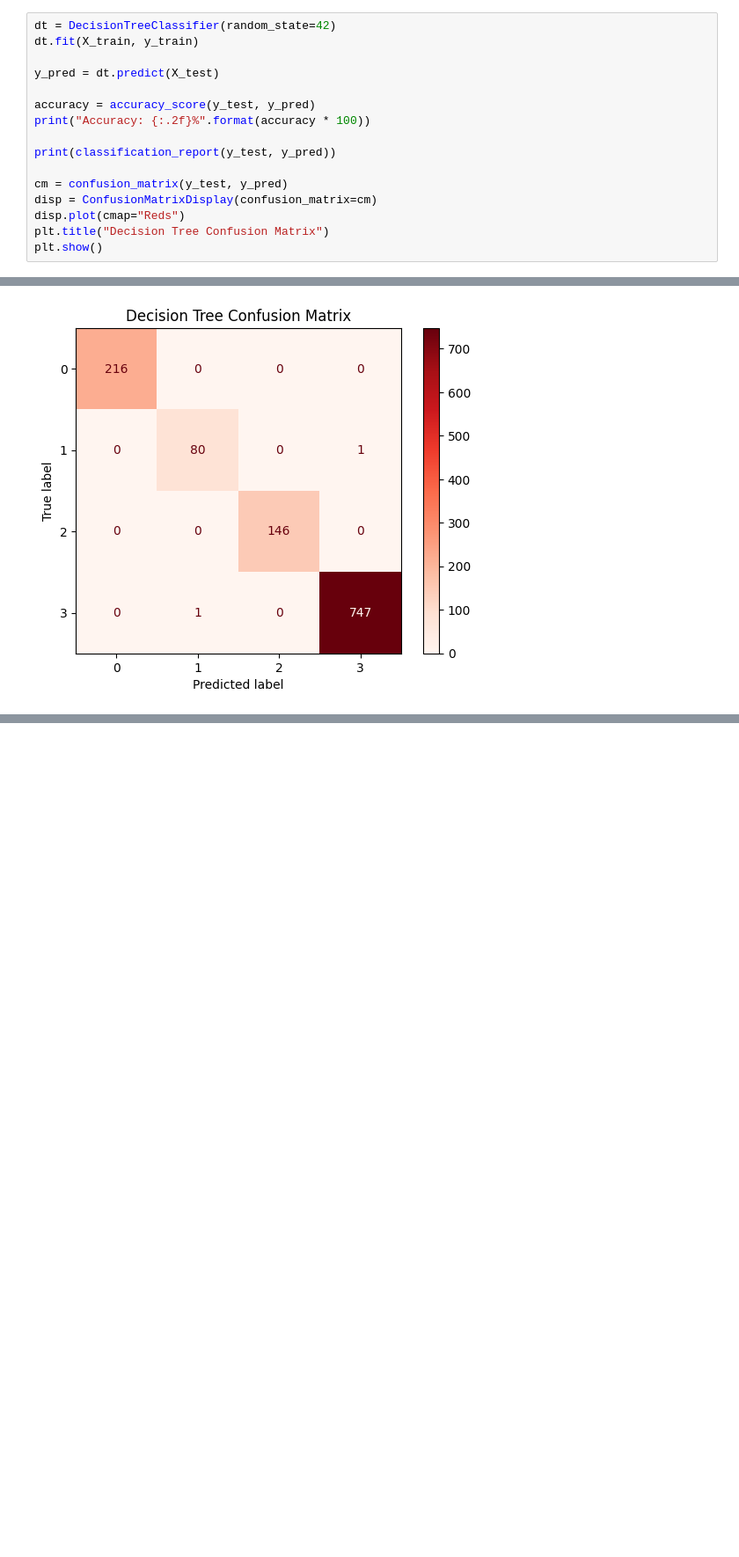
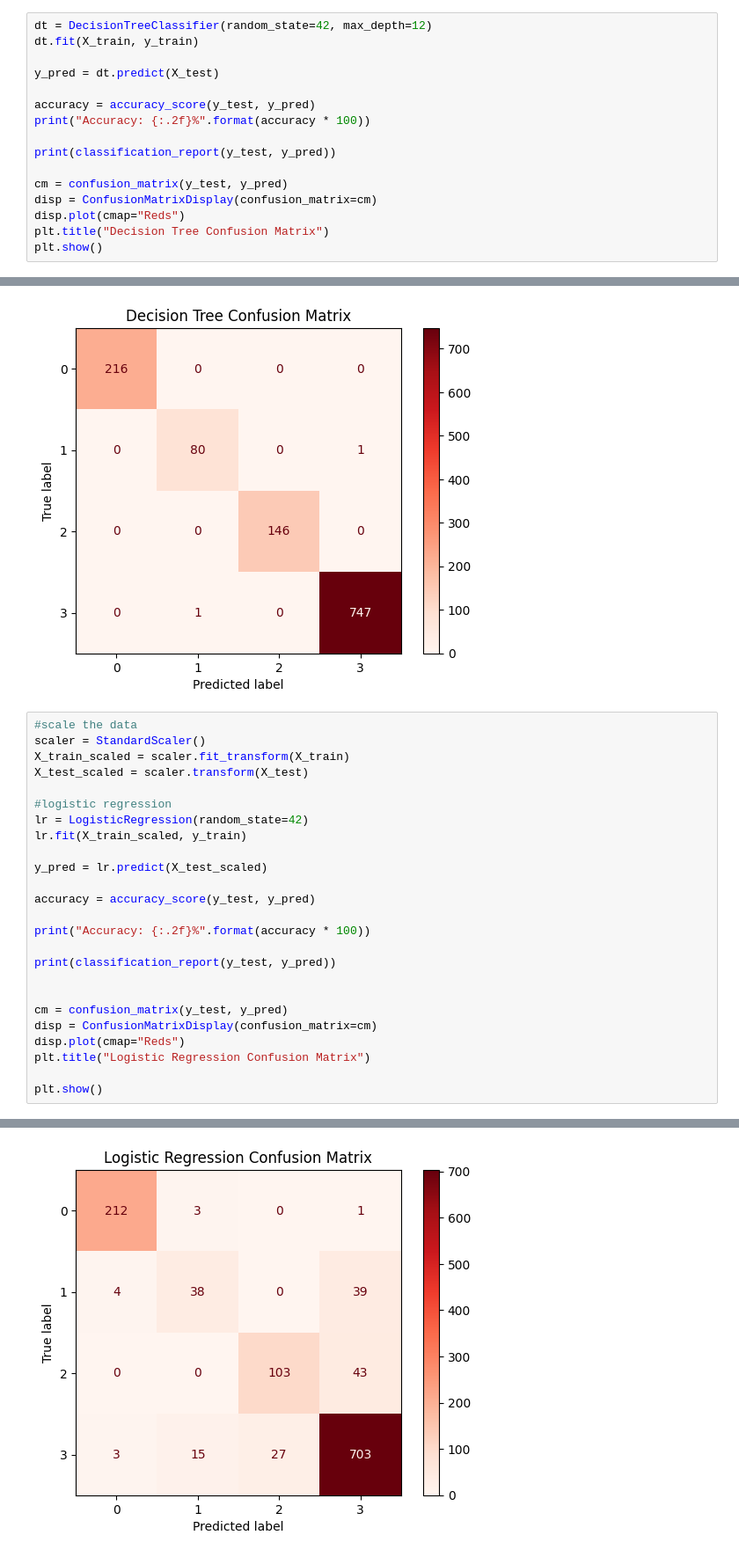
Before and after one commit to brownjordan317/CSCI-443, a Jupyter notebook: traffic_analysis/traffic_analysis_two_month.ipynb, the cells around one changed output, grey strips where cells are left out. Shown: that part at 88% size. Drawn from its saved outputs; the diff is of its cells as text; blank space fills up the shorter version.

```diff
--- a/traffic_analysis/traffic_analysis_two_month.ipynb
+++ b/traffic_analysis/traffic_analysis_two_month.ipynb
@@ -96,5 +162,5 @@ weighted avg       1.00      1.00      1.00      1191
 # %%
-dt = DecisionTreeClassifier(random_state=42)
+dt = DecisionTreeClassifier(random_state=42, max_depth=12)
 dt.fit(X_train, y_train)
 
 y_pred = dt.predict(X_test)
@@ -122,3 +188,29 @@ Accuracy: 99.83%
    macro avg       1.00      1.00      1.00      1191
 weighted avg       1.00      1.00      1.00      1191
 [figure]
+# %%
+#scale the data
+scaler = StandardScaler()
+X_train_scaled = scaler.fit_transform(X_train)
+X_test_scaled = scaler.transform(X_test)
+
+#logistic regression
+lr = LogisticRegression(random_state=42)
+lr.fit(X_train_scaled, y_train)
+
+y_pred = lr.predict(X_test_scaled)
+
+accuracy = accuracy_score(y_test, y_pred)
+
+print("Accuracy: {:.2f}%".format(accuracy * 100))
+
+print(classification_report(y_test, y_pred))
+
+
+cm = confusion_matrix(y_test, y_pred)
+disp = ConfusionMatrixDisplay(confusion_matrix=cm)
+disp.plot(cmap="Reds")
+plt.title("Logistic Regression Confusion Matrix")
+
+plt.show()
+# %% [output]
@@ -124,0 +228 @@ weighted avg       1.00      1.00      1.00      1191
+[figure, added]
```
Also changed, not shown: parts of 9 cells of this notebook.
